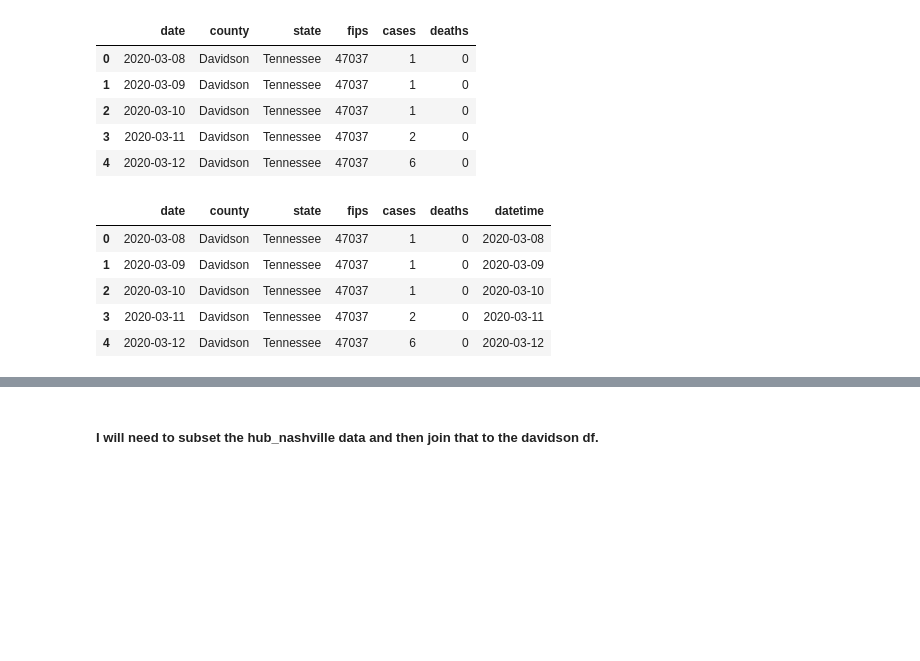
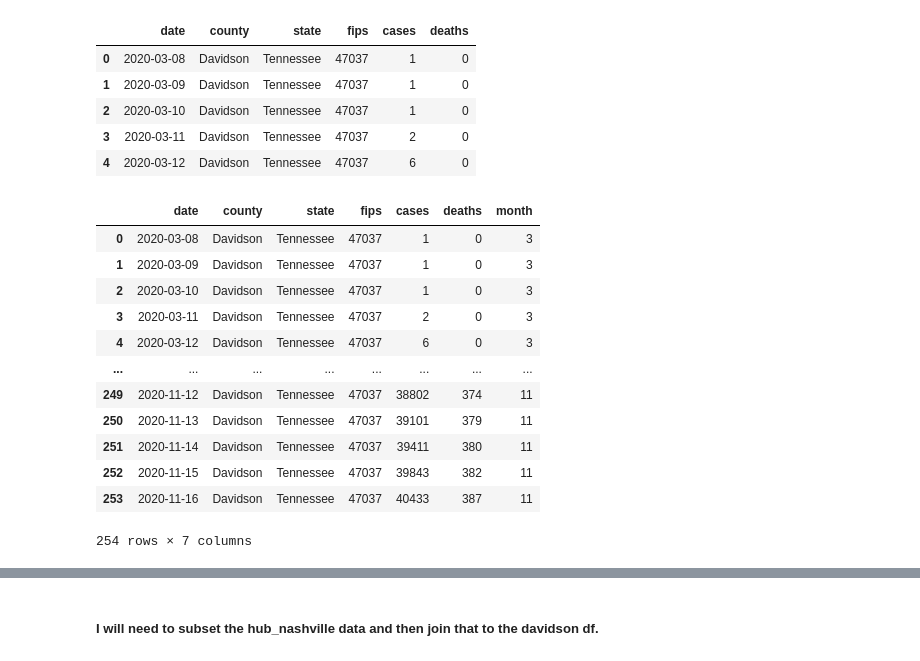
Before and after one commit to NSS-Data-Analytics-Cohort-3/nashville-covid-typhoid_turtles, a Jupyter notebook: notebooks/covid_nashville_KL.ipynb, the cells around one changed output, grey strips where cells are left out. Cells and saved outputs as stored; diff of their text form; code cells hidden in the pictures; blank space fills up the shorter version.

Commit message:
analysis done, ready for tableau

```diff
--- a/notebooks/covid_nashville_KL.ipynb
+++ b/notebooks/covid_nashville_KL.ipynb
@@ -147,17 +156,24 @@ davidson_cases.head()
 # %%
 # converting 'date' from object to datetime
 # davidson_cases['date'] = pd.to_datetime(davidson_cases['date'], format='%Y%m%d')
 
 #Get the month change to datetimeto datetime format
-davidson_cases['datetime'] = pd.DatetimeIndex(davidson_cases['date'])
-davidson_cases.head()
+davidson_cases['month'] = pd.DatetimeIndex(davidson_cases['date']).month
+davidson_cases
 # %% [output]
-|  | date | county | state | fips | cases | deaths | datetime |
-| 0 | 2020-03-08 | Davidson | Tennessee | 47037 | 1 | 0 | 2020-03-08 |
-| 1 | 2020-03-09 | Davidson | Tennessee | 47037 | 1 | 0 | 2020-03-09 |
-| 2 | 2020-03-10 | Davidson | Tennessee | 47037 | 1 | 0 | 2020-03-10 |
-| 3 | 2020-03-11 | Davidson | Tennessee | 47037 | 2 | 0 | 2020-03-11 |
-| 4 | 2020-03-12 | Davidson | Tennessee | 47037 | 6 | 0 | 2020-03-12 |
+|  | date | county | state | fips | cases | deaths | month |
+| 0 | 2020-03-08 | Davidson | Tennessee | 47037 | 1 | 0 | 3 |
+| 1 | 2020-03-09 | Davidson | Tennessee | 47037 | 1 | 0 | 3 |
+| 2 | 2020-03-10 | Davidson | Tennessee | 47037 | 1 | 0 | 3 |
+| 3 | 2020-03-11 | Davidson | Tennessee | 47037 | 2 | 0 | 3 |
+| 4 | 2020-03-12 | Davidson | Tennessee | 47037 | 6 | 0 | 3 |
+| ... | ... | ... | ... | ... | ... | ... | ... |
+| 249 | 2020-11-12 | Davidson | Tennessee | 47037 | 38802 | 374 | 11 |
+| 250 | 2020-11-13 | Davidson | Tennessee | 47037 | 39101 | 379 | 11 |
+| 251 | 2020-11-14 | Davidson | Tennessee | 47037 | 39411 | 380 | 11 |
+| 252 | 2020-11-15 | Davidson | Tennessee | 47037 | 39843 | 382 | 11 |
+| 253 | 2020-11-16 | Davidson | Tennessee | 47037 | 40433 | 387 | 11 |
+254 rows × 7 columns
 # %%
 davidson_cases.dtypes
 # %% [output]
```
Also changed, not shown: parts of 11 cells of this notebook.
